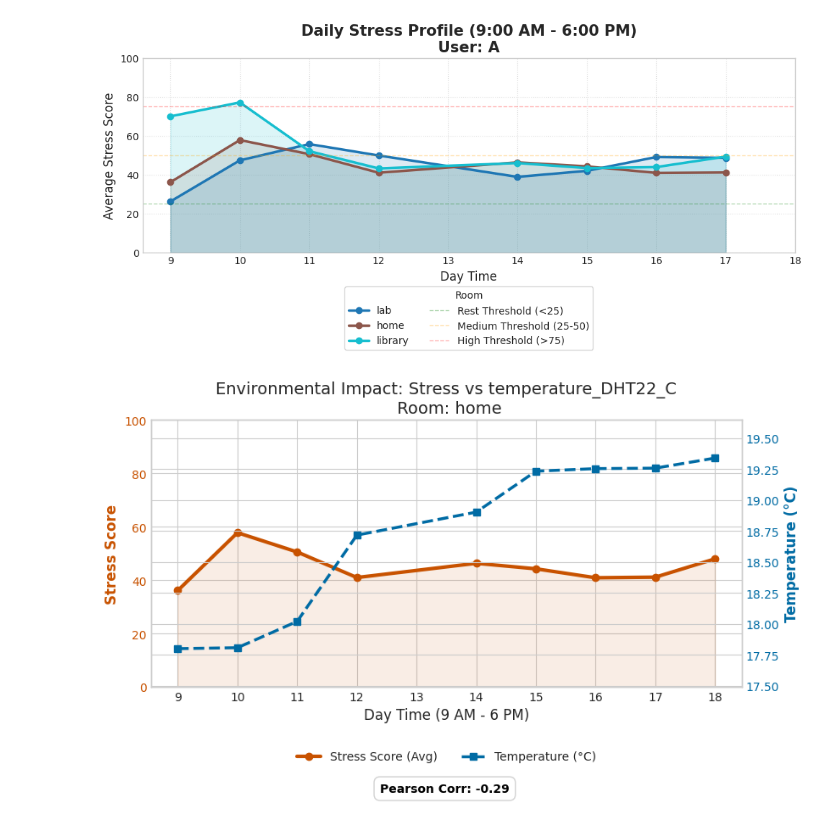
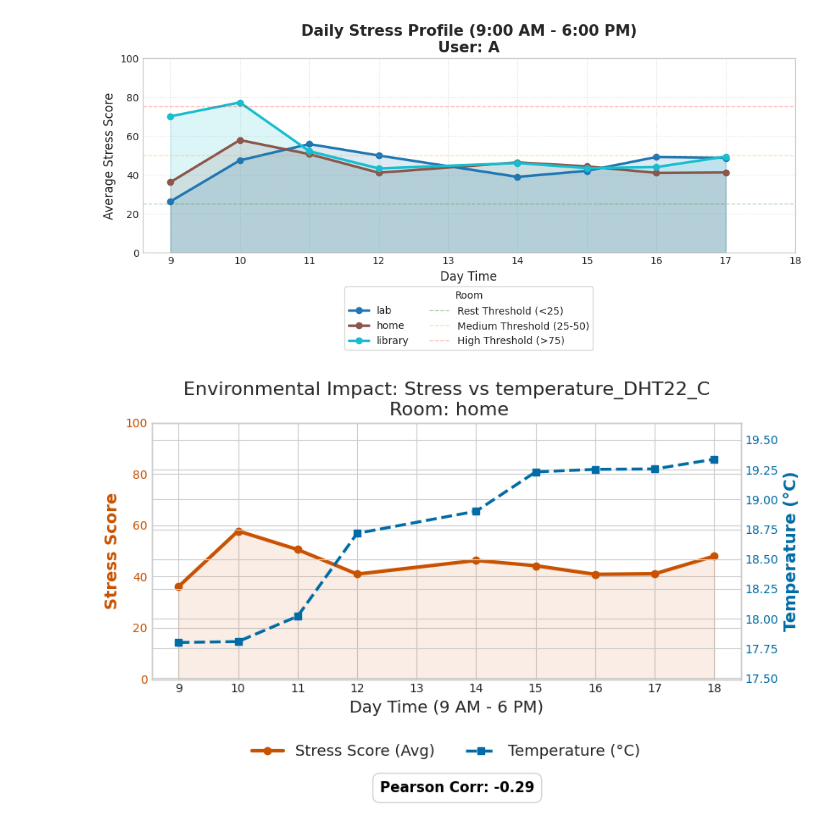
Before and after one commit to ClaudiaGalantino/eda-architecture, a Jupyter notebook: data_analysis/notebooks/model_training_classification.ipynb, the cells around one changed output. Drawn from its saved outputs; the diff is of its cells as text; code cells hidden in the pictures.

```diff
--- a/data_analysis/notebooks/model_training_classification.ipynb
+++ b/data_analysis/notebooks/model_training_classification.ipynb
@@ -1214,8 +1214,8 @@ ax1.plot(hourly_analysis['hour_int'], hourly_analysis['stress_score'],
 ax1.fill_between(hourly_analysis['hour_int'], hourly_analysis['stress_score'],
                  color=color_stress, alpha=0.1)
 
-ax1.set_xlabel('Day Time (9 AM - 6 PM)', fontsize=12)
-ax1.set_ylabel('Stress Score', fontsize=12, color=color_stress, fontweight='bold')
+ax1.set_xlabel('Day Time (9 AM - 6 PM)', fontsize=14)
+ax1.set_ylabel('Stress Score', fontsize=14, color=color_stress, fontweight='bold')
 ax1.tick_params(axis='y', labelcolor=color_stress)
 ax1.set_ylim(0, 100)
 ax1.set_xticks(range(9, 19))
@@ -1223,35 +1223,35 @@ ax1.set_xticks(range(9, 19))
 # 2. Environmental feature plot (Right Y-axis - Dashed)
 ax2 = ax1.twinx()
 
 ax2.plot(hourly_analysis['hour_int'], hourly_analysis[target_feature],
          color=color_feature, marker='s', linestyle='--', linewidth=2.5, label=feature_label)
 
-ax2.set_ylabel(feature_label, fontsize=12, color=color_feature, fontweight='bold')
+ax2.set_ylabel(feature_label, fontsize=14, color=color_feature, fontweight='bold')
 ax2.tick_params(axis='y', labelcolor=color_feature)
 
 # Set feature limits with a small margin
 f_min, f_max = hourly_analysis[target_feature].min(), hourly_analysis[target_feature].max()
 margin = (f_max - f_min) * 0.2 if f_max != f_min else 1
 ax2.set_ylim(f_min - margin, f_max + margin)
 
 # --- FINAL FORMATTING ---
 plt.title(f"Environmental Impact: Stress vs {target_feature}\n Room: {target_room_analysis}",
-          fontsize=14)
+          fontsize=16)
 
 # Correlation box - using a neutral black or the corr_color logic
 plt.figtext(0.4, 0, f"Pearson Corr: {correlation:.2f}",
             bbox=dict(facecolor='white', edgecolor='lightgray', boxstyle='round,pad=0.5'),
-            fontsize=10, color='black', fontweight='bold')
+            fontsize=12, color='black', fontweight='bold')
 
 # Merge legends (Removed box with frameon=False for consistency with your style)
 lines_1, labels_1 = ax1.get_legend_handles_labels()
 lines_2, labels_2 = ax2.get_legend_handles_labels()
 ax1.legend(lines_1 + lines_2, labels_1 + labels_2,
-           loc='upper center', bbox_to_anchor=(0.5, -0.2), ncol=2, frameon=False)
+           loc='upper center', bbox_to_anchor=(0.5, -0.2), ncol=2, frameon=False, fontsize=13)
 
 plt.grid(True, axis='x', linestyle=':', alpha=0.5)
 plt.tight_layout()
 plt.savefig((os.path.join(str(save_path), f'environmental_impact_{target_room_analysis}_{target_feature}.pdf')), dpi=300, bbox_inches='tight')
 plt.show()
 # %% [output]
-[figure, old version]
+[figure, new version]
```
Also changed, not shown: parts of 13 cells of this notebook.
